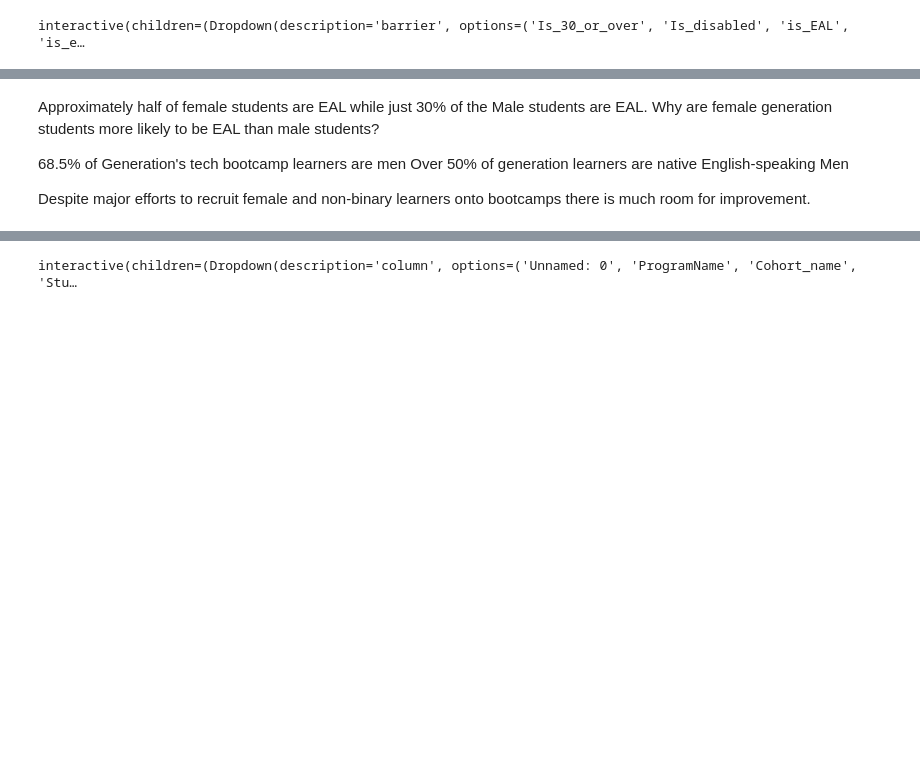
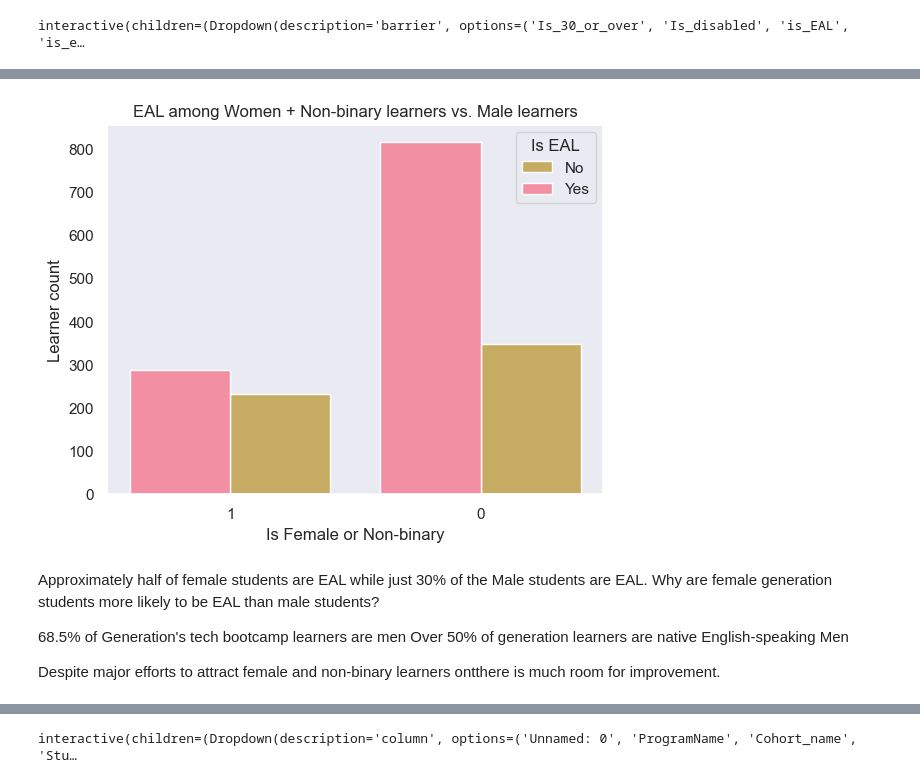
Before and after one commit to Meg-Guidry/Codeop_individul_project, a Jupyter notebook: Codeop_individual_proj_final.ipynb, the cells around one changed output, grey strips where cells are left out. Drawn from its saved outputs; the diff is of its cells as text; code cells hidden in the pictures; blank space fills up the shorter version.

```diff
--- a/Codeop_individual_proj_final.ipynb
+++ b/Codeop_individual_proj_final.ipynb
@@ -517,10 +405,25 @@ Sankey_plot(source_, target_, value_, labels=["Male", "Female", "Non-binary", "O
+# %%
+# How does EAL relate to post-bootcamp placement?
+
+sns.histplot(x=gen_df["gender_bool"].astype(str),
+             hue=gen_df["is_EAL"],
+             multiple="dodge",
+             shrink=.8)
+
+plt.legend(('No', 'Yes'), title="Is EAL", loc='upper right')
+plt.ylabel("Learner count")
+plt.xlabel("Is Female or Non-binary")
+plt.title("EAL among Women + Non-binary learners vs. Male learners")
+plt.show()
+# %% [output]
+[figure, added]
 # %% [markdown]
 Approximately half of female students are EAL while just 30% of the Male students are EAL. Why are female generation students more likely to be EAL than male students?
 
 68.5% of Generation's tech bootcamp learners are men
 Over 50% of generation learners are native English-speaking Men
 
-Despite major efforts to recruit female and non-binary learners onto bootcamps there is much room for improvement.
+Despite major efforts to attract female and non-binary learners ontthere is much room for improvement.
 # %%
 EAL_genders = gen_df[gen_df["is_EAL"]==1]["is_EAL"].groupby(gen_df["gender"]).count()
 nonEAL_genders = gen_df[gen_df["is_EAL"]==0]["Student_ID"].groupby(gen_df["gender"]).count()
```
Also changed, not shown: parts of 46 cells of this notebook.
